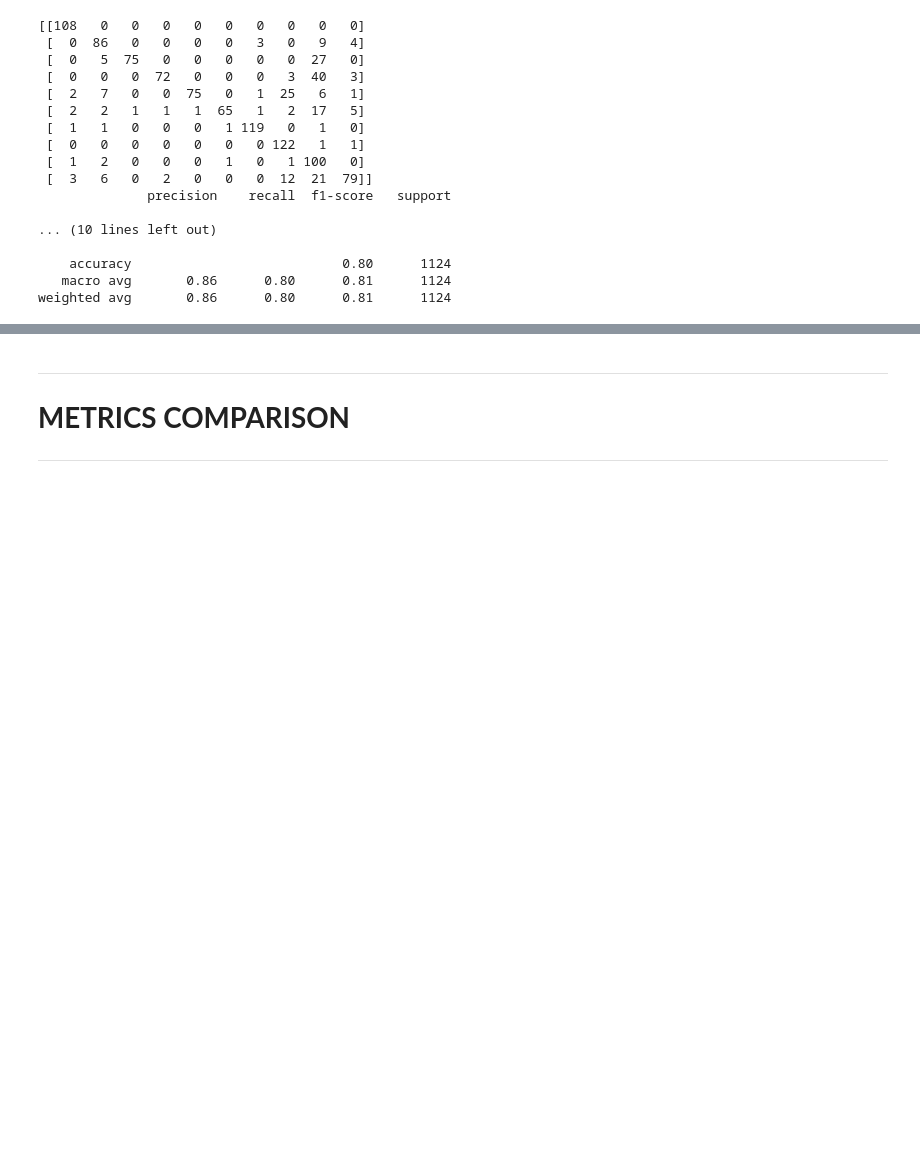
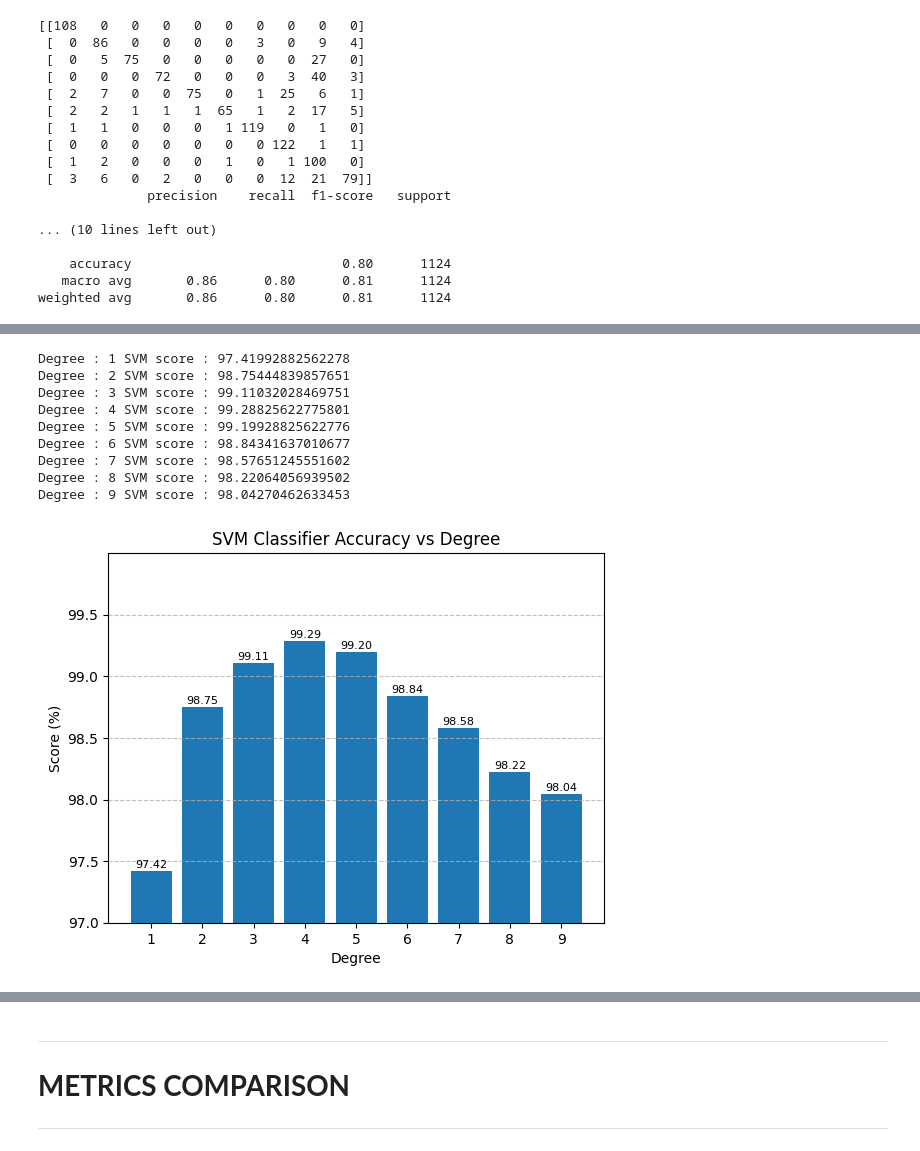
Before and after one commit to Muhammad-Abdullah-Feroz/Macine-Learning, a Jupyter notebook: OCR_Digits.ipynb, the cells around one changed output, grey strips where cells are left out. Drawn from its saved outputs; the diff is of its cells as text; code cells hidden in the pictures; blank space fills up the shorter version.

Commit message:
Finished evaluation of Logistics Regression and SVC

```diff
--- a/OCR_Digits.ipynb
+++ b/OCR_Digits.ipynb
@@ -349,0 +368,9 @@ models_precision["Naive Bayes"] = reportNB
+# %%
+logistic_regression = LogisticRegression(max_iter=1000, C= 0.01, random_state=42)
+logistic_regression.fit(X_train, Y_train)
+
+Y_pred = logistic_regression.predict(X_test)
+print(f"Logistic Regression score : {logistic_regression.score(X_test, Y_test)*100}")
+
+print(confusion_matrix(Y_test, Y_pred))
+print(classification_report(Y_test, Y_pred))
@@ -349,0 +403,10 @@ models_precision["Naive Bayes"] = reportNB
+# %%
+kernels = ['linear', 'poly', 'rbf', 'sigmoid']
+
+for krnl in kernels:
+    svm = SVC(kernel=krnl , random_state=42)
+    svm.fit(X_train, Y_train)
+
+    Y_pred = svm.predict(X_test)
+    print(f"Kernel Used : {krnl}")
+    print(f"SVM score : {svm.score(X_test, Y_test)*100}")
@@ -349,0 +422,33 @@ models_precision["Naive Bayes"] = reportNB
+# %%
+svm_comparison = {}
+
+for i in range (1,10):
+    svm = SVC(kernel='poly', random_state=42, degree=i)
+    svm.fit(X_train, Y_train)
+
+    Y_pred = svm.predict(X_test)
+    svm_score = svm.score(X_test, Y_test)*100
+    svm_comparison[i] = svm_score
+    print(f"Degree : {i} SVM score : {svm_score}")
+
+plt.yticks(np.arange(97,100,0.5))
+plt.xticks(np.arange(1, 10, 1))
+plt.ylim(97,100)
+plt.ylabel("Score (%)")
+plt.xlabel("Degree")
+plt.title("SVM Classifier Accuracy vs Degree")
+plt.grid(axis='y', linestyle='--', alpha=0.8)
+plt.bar(svm_comparison.keys(), svm_comparison.values())
+for i , (label,value) in enumerate(svm_comparison.items()):
+    plt.text(label, value+0.01, f"{value:.2f}", ha='center', va='bottom', fontsize=8)
+# %% [output]
+Degree : 1 SVM score : 97.41992882562278
+Degree : 2 SVM score : 98.75444839857651
+Degree : 3 SVM score : 99.11032028469751
+Degree : 4 SVM score : 99.28825622775801
+Degree : 5 SVM score : 99.19928825622776
+Degree : 6 SVM score : 98.84341637010677
+Degree : 7 SVM score : 98.57651245551602
+Degree : 8 SVM score : 98.22064056939502
+Degree : 9 SVM score : 98.04270462633453
+[figure, added]
```
Also changed, not shown: parts of 14 cells of this notebook.
